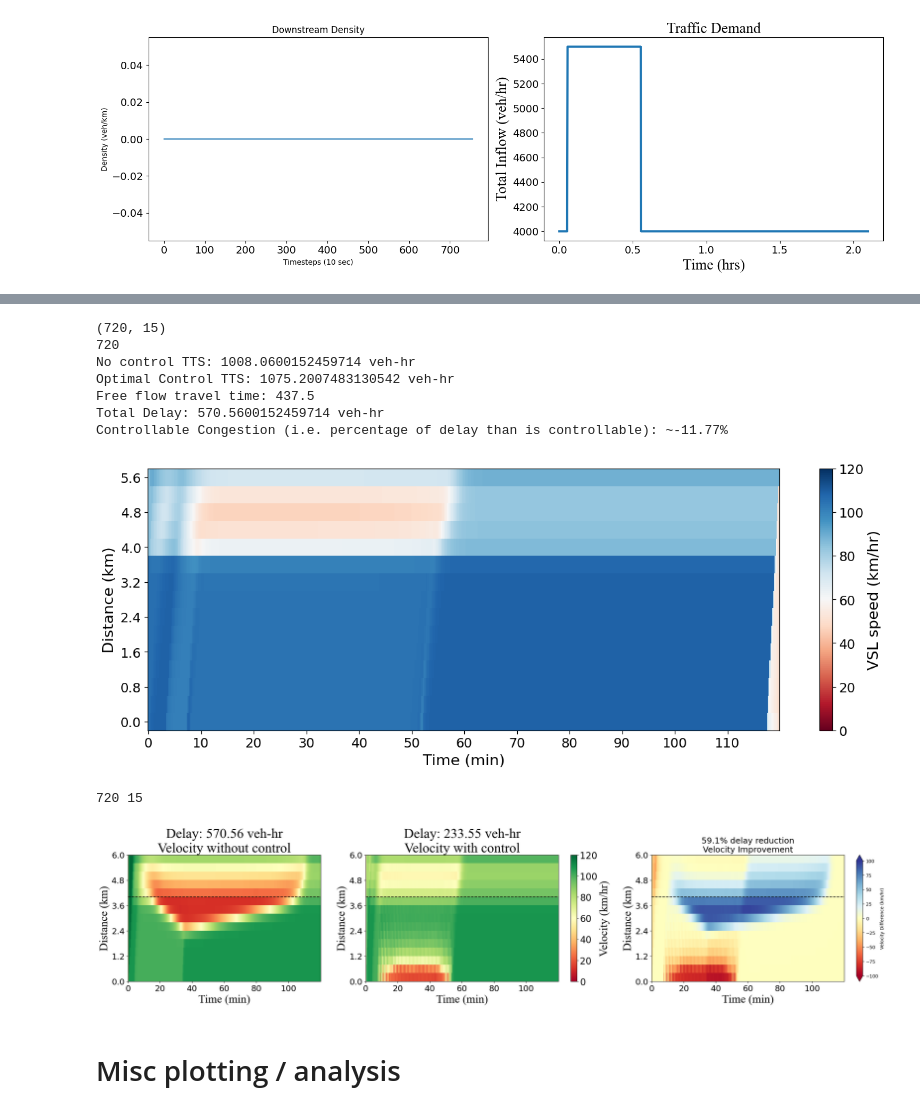
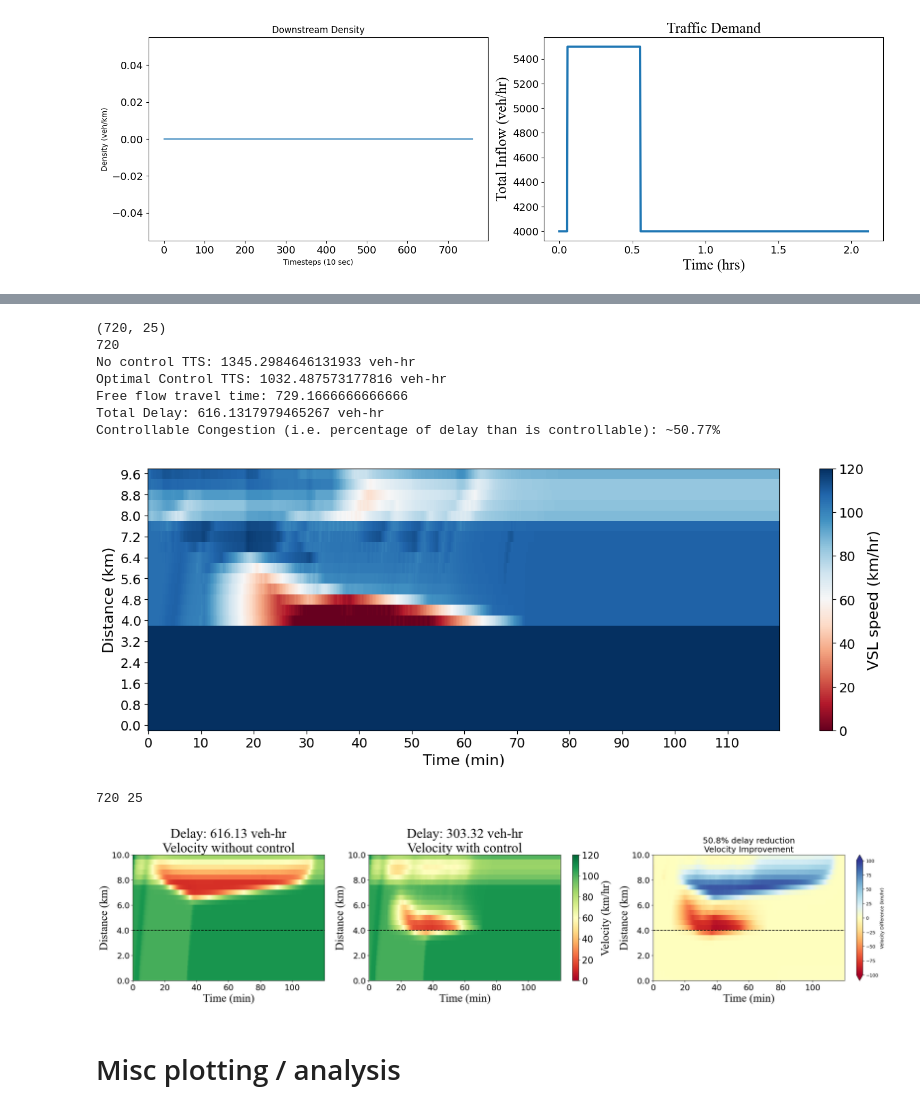
Before and after one commit to srags/mpc-traffic-flow, a Jupyter notebook: mpc_highway.ipynb, the cells around one changed output, grey strips where cells are left out. Saved outputs shown, nothing was run; the diff lists cells and outputs as text; code cells hidden in the pictures.

Commit message:
updated ipynbs and calibration parameters (in src/sim_params)

```diff
--- a/mpc_highway.ipynb
+++ b/mpc_highway.ipynb
@@ -239,7 +240,7 @@ control_horizon = 5
 sim_time = 720
 time_step = 10/3600
 L = 400/1000
-time_steps = sim_time + pred_horizon - control_horizon
+time_steps = sim_time + pred_horizon
 oscillating = False # Set oscillating to false if want to test a spike in demand instead of stop and go behavior
 i24_data = False
 
@@ -294,7 +295,7 @@ plt.show()
 # %% [output]
 [figure]
 # %%
-total_distance = 6
+total_distance = 10
 num_segments = int(total_distance/L)
 # %%
 import os
@@ -368,42 +437,45 @@ print(optimal_vsl)
 # %%
-# optimal_vsl = np.array(pd.read_csv(f"safety/temporal_1_{sim_time}_holdlen{hold_len}_c{control_horizon}_p{pred_horizon}.csv"))
+optimal_vsl = np.array(pd.read_csv(f"/Users/shreyaar/Desktop/PhD/research/MPC/results/final_extended/holdlength/holdlen1.csv"))
 # time_steps = 1200 + pred_horizon - control_horizon
 
 num_segm = num_segments
 
 # optimal_vsl = np.array(pd.read_csv(f"/Users/shreyaar/Desktop/PhD/research/MPC/results/default_0speed_heatmap/policy_demand5500.0_duration0.5/optimal_vsl.csv"))
-
-print(optimal_vsl.shape)
+#optimal_vsl = np.array(pd.read_csv(f"/Users/shreyaar/Desktop/PhD/research/MPC/results/final/holdlength/holdlen6.csv"))
+# optimal_vsl = init_vsl
+print(vsl.shape)
 print(sim_time)
 
 # Calculate free flow travel time
 ff_tt = num_segm * segment_len / i24params['v_free'][0]
 ff_ttt = np.sum(traffic_demand[0:sim_time]) * 10 / 3600 * ff_tt
 
-no_contrl = metanet_sim(time_step, segment_len, (np.full(num_segm, 0), np.full(num_segm, 0), traffic_demand[0], 0), np.full((sim_time, num_segm), i24params['v_free'][0]), traffic_demand, downstream_density, lanes=sim_lanes)[1]
-vsl_control = metanet_sim_params(time_step, segment_len, (np.full(m, 0), np.full(m, 0), traffic_demand[0], 0), optimal_vsl, traffic_demand, downstream_density, i24params, lanes=sim_lanes, real_data=False)[1]
+no_contrl = metanet_sim(time_step, segment_len, start_traffic_state, np.full((sim_time, num_segm), i24params['v_free'][0]), traffic_demand, downstream_density, lanes=sim_lanes)[1]
+vsl_control = metanet_sim_params(time_step, segment_len, start_traffic_state, vsl, traffic_demand, downstream_density, i24params, lanes=sim_lanes, real_data=False)[1]
+delay_current = no_contrl - ff_ttt
+delay_given_u = vsl_control - ff_ttt
 print(f"No control TTS: {no_contrl} veh-hr")
 print(f"Optimal Control TTS: {vsl_control} veh-hr")
 print(f"Free flow travel time: {ff_ttt}")
-print(f"Total Delay: {no_contrl - ff_ttt} veh-hr")
-print(f"Controllable Congestion (i.e. percentage of delay than is controllable): ~{((no_contrl - vsl_control) / (no_contrl - ff_ttt) * 100):.2f}%")
+print(f"Total Delay: {delay_current} veh-hr")
+print(f"Controllable Congestion (i.e. percentage of delay than is controllable): ~{(delay_current - delay_given_u)/delay_current * 100:.2f}%")
 # %% [output]
-(720, 15)
+(720, 25)
 720
-No control TTS: 1008.0600152459714 veh-hr
-Optimal Control TTS: 1075.2007483130542 veh-hr
-Free flow travel time: 437.5
-Total Delay: 570.5600152459714 veh-hr
-Controllable Congestion (i.e. percentage of delay than is controllable): ~-11.77%
+No control TTS: 1345.2984646131933 veh-hr
+Optimal Control TTS: 1032.487573177816 veh-hr
+Free flow travel time: 729.1666666666666
+Total Delay: 616.1317979465267 veh-hr
+Controllable Congestion (i.e. percentage of delay than is controllable): ~50.77%
 # %%
-plot_vsls(optimal_vsl, sim_time, num_segments, i24params['v_free'][0], T=time_step, l=L)
+plot_vsls(vsl, sim_time, num_segments, i24params['v_free'][0], T=time_step, l=L)
 # %% [output]
-[figure, old version]
+[figure, new version]
 # %%
-plot_nocontrol_control(traffic_demand, downstream_density, init_vsl, sim_lanes, i24params['v_free'][0], T=time_step, l=segment_len, plot_p=False, plot_q=False, params=i24params)
+plot_nocontrol_control(traffic_demand, downstream_density, vsl, sim_lanes, i24params['v_free'][0], T=time_step, l=segment_len, plot_p=False, plot_q=False, params=i24params)
 # %% [output]
-720 15
+720 25
-[figure, old version]
+[figure, new version]
 # %% [markdown]
 # Misc plotting / analysis
 # %%
```
Also changed, not shown: parts of 4 cells of this notebook, 33 other files.
